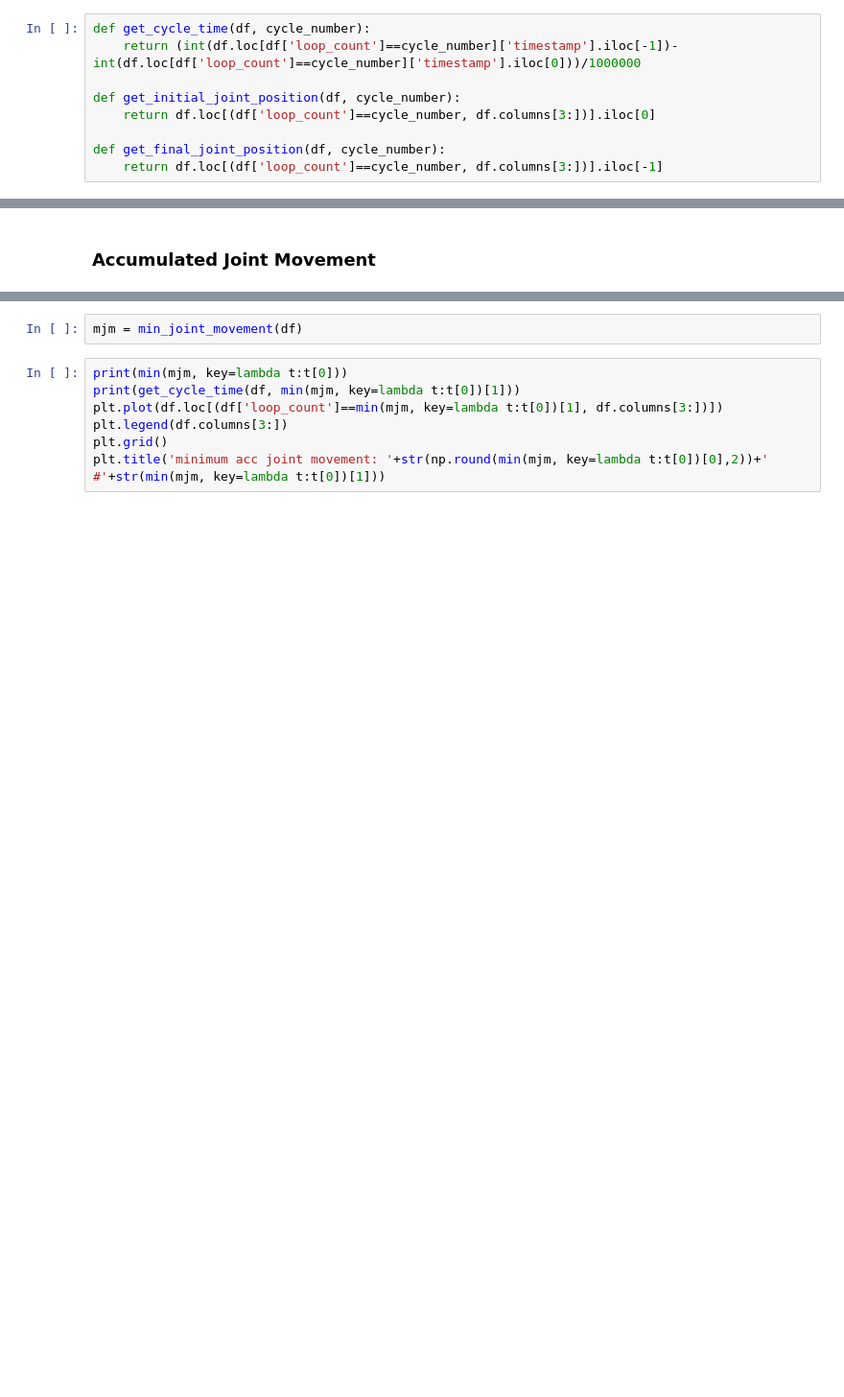
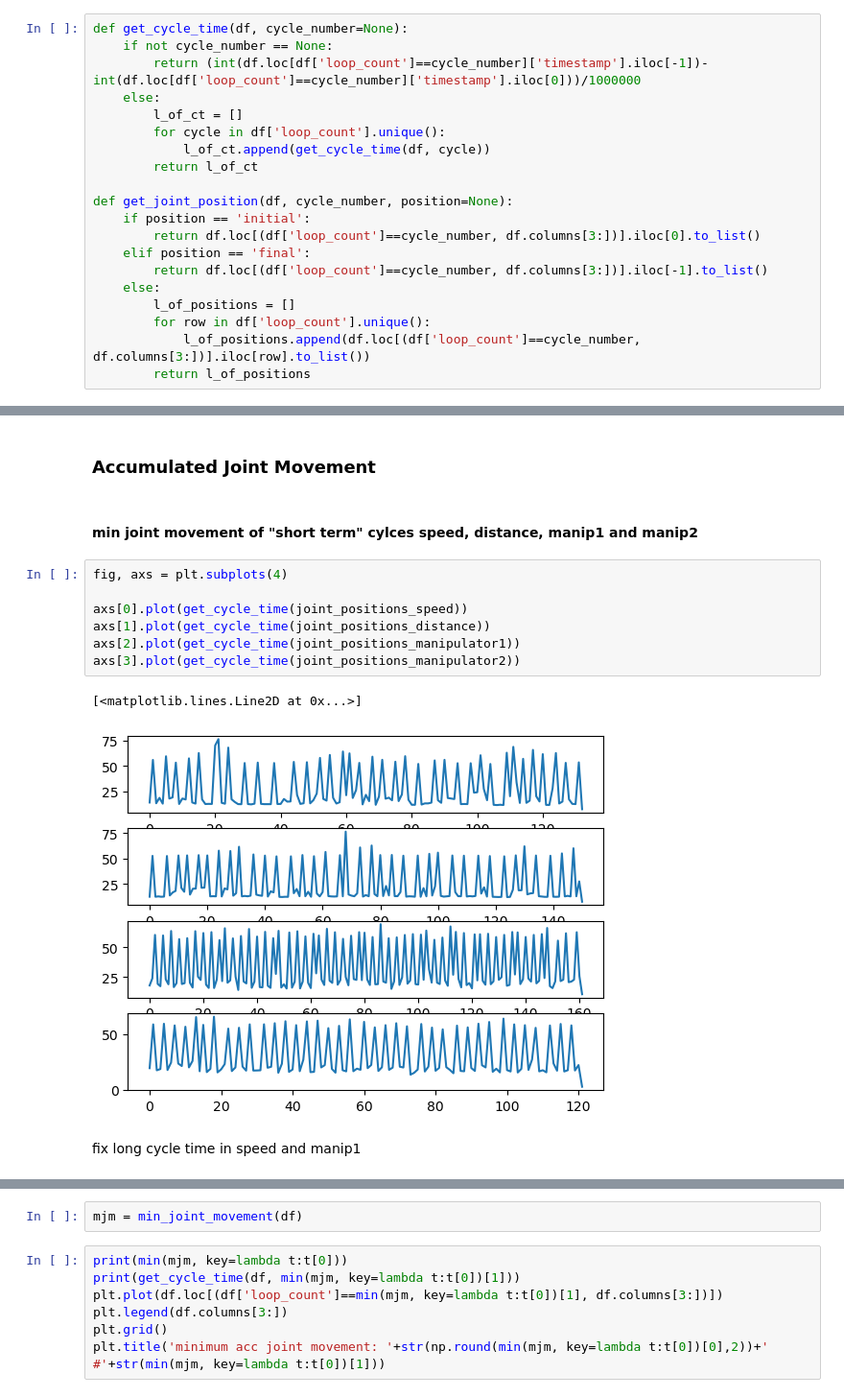
Before and after one commit to MrDarrenBrownie/iiwa_stack, a Jupyter notebook: iiwa_tesla/iiwa_tesla_data/joint_pos_vel_data.ipynb, the cells around one changed output, grey strips where cells are left out. Shown: that part at 96% size. Cells and saved outputs as stored; diff of their text form; blank space fills up the shorter version.

```diff
--- a/iiwa_tesla/iiwa_tesla_data/joint_pos_vel_data.ipynb
+++ b/iiwa_tesla/iiwa_tesla_data/joint_pos_vel_data.ipynb
@@ -137,14 +154,25 @@ jvm1_5.drop(jvm1_5.loc[jvm1_5['loop_count']==-1].index, inplace=True)
 # %% [markdown]
 ## Additionals
 # %%
-def get_cycle_time(df, cycle_number):
-    return (int(df.loc[df['loop_count']==cycle_number]['timestamp'].iloc[-1])-int(df.loc[df['loop_count']==cycle_number]['timestamp'].iloc[0]))/1000000
+def get_cycle_time(df, cycle_number=None):
+    if not cycle_number == None:
+        return (int(df.loc[df['loop_count']==cycle_number]['timestamp'].iloc[-1])-int(df.loc[df['loop_count']==cycle_number]['timestamp'].iloc[0]))/1000000
+    else:
+        l_of_ct = []
+        for cycle in df['loop_count'].unique():
+            l_of_ct.append(get_cycle_time(df, cycle))
+        return l_of_ct
 
-def get_initial_joint_position(df, cycle_number):
-    return df.loc[(df['loop_count']==cycle_number, df.columns[3:])].iloc[0]
-
-def get_final_joint_position(df, cycle_number):
-    return df.loc[(df['loop_count']==cycle_number, df.columns[3:])].iloc[-1]
+def get_joint_position(df, cycle_number, position=None):
+    if position == 'initial':
+        return df.loc[(df['loop_count']==cycle_number, df.columns[3:])].iloc[0].to_list()
+    elif position == 'final':
+        return df.loc[(df['loop_count']==cycle_number, df.columns[3:])].iloc[-1].to_list()
+    else:
+        l_of_positions = []
+        for row in df['loop_count'].unique():
+            l_of_positions.append(df.loc[(df['loop_count']==cycle_number, df.columns[3:])].iloc[row].to_list())
+        return l_of_positions
 # %% [markdown]
 ## Ansatz 1: Minimierung der absoluten Achsgeschwindigkeit
 # %% [markdown]
@@ -267,2 +315,16 @@ joint_positions['mtc_final'] = get_final_joint_position(jpm1_10, min(mtc, key=la
 # %% [markdown]
 ### Accumulated Joint Movement
+# %% [markdown]
+#### min joint movement of "short term" cylces speed, distance, manip1 and manip2
+# %%
+fig, axs = plt.subplots(4)
+
+axs[0].plot(get_cycle_time(joint_positions_speed))
+axs[1].plot(get_cycle_time(joint_positions_distance))
+axs[2].plot(get_cycle_time(joint_positions_manipulator1))
+axs[3].plot(get_cycle_time(joint_positions_manipulator2))
+# %% [output]
+[<matplotlib.lines.Line2D at 0x...>]
+[figure, added]
+# %% [markdown]
+fix long cycle time in speed and manip1
```
Also changed, not shown: parts of 30 cells of this notebook, 14 other files.
